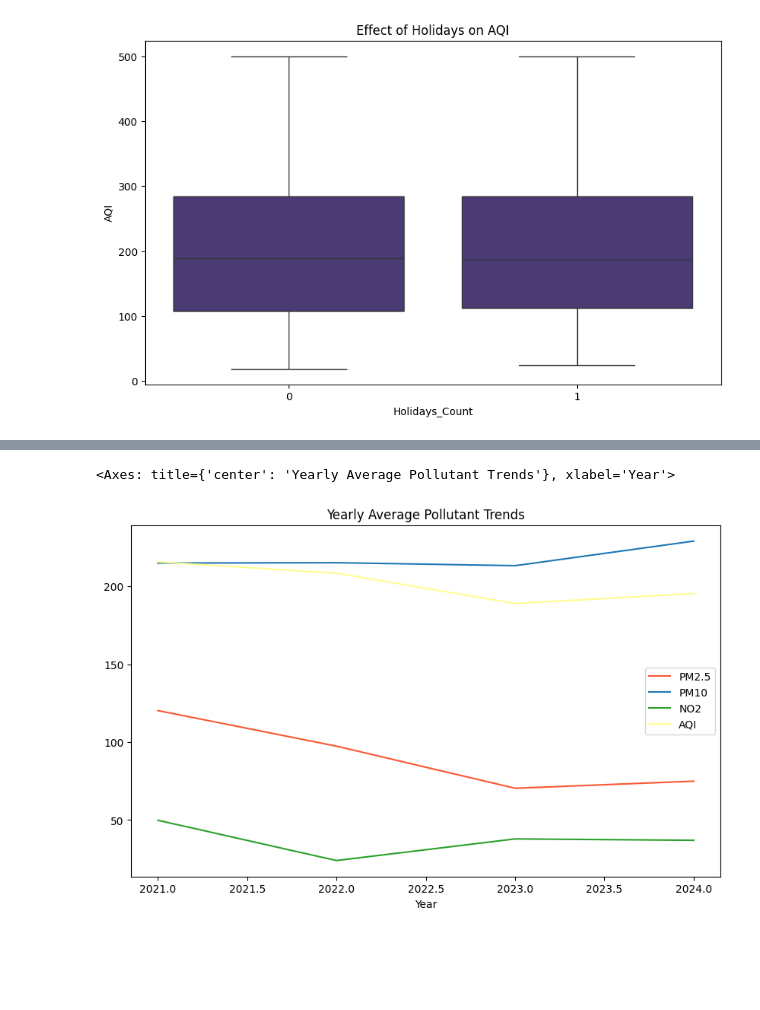
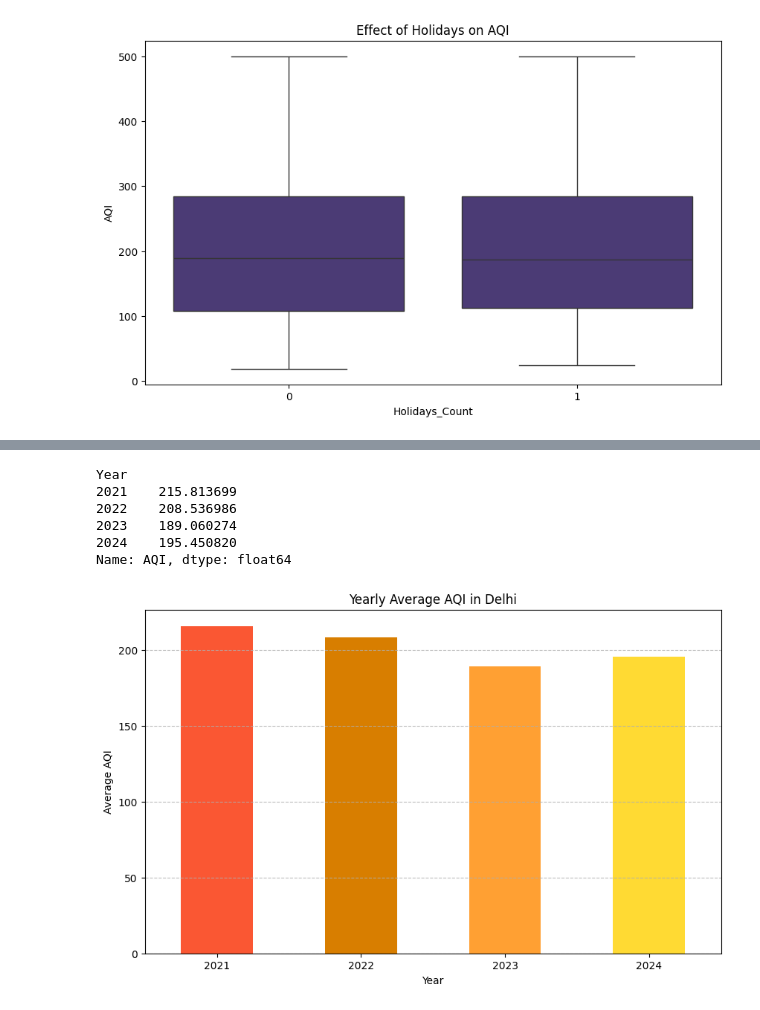
Before and after one commit to portneon/data_mining, a Jupyter notebook: sample.ipynb, the cells around one changed output, grey strips where cells are left out. Cells and saved outputs as stored; diff of their text form; code cells hidden in the pictures; blank space fills up the shorter version.

```diff
--- a/sample.ipynb
+++ b/sample.ipynb
@@ -55,8 +47,0 @@ df
-# %%
-df['Date_full'] = pd.to_datetime(
-    df['Year'].astype(int).astype(str) + '-' +
-    df['Month'].astype(int).astype(str) + '-' +
-    df['Date'].fillna(1).astype(int).astype(str)
-)
-
-# df['Date_full']
@@ -104,6 +117,15 @@ plt.show()
 # %%
 pollutants = ['PM2.5', 'PM10', 'NO2', 'SO2', 'CO', 'Ozone']
-df.set_index('Date_full')[pollutants + ['AQI']].plot(subplots=True, figsize=(12, 10))
-plt.suptitle("Daily Trends of Pollutants and AQI", fontsize=16)
+yearly_pollutants = df.groupby('Year')[pollutants].mean().reset_index()
+
+plt.figure(figsize=(10, 6))
+for col in pollutants:
+    plt.plot(yearly_pollutants['Year'], yearly_pollutants[col], marker='o', label=col)
+
+plt.title("Yearly Trend of Major Pollutants in Delhi", fontsize=14)
+plt.xlabel("Year")
+plt.ylabel("Average Concentration")
+plt.legend()
+plt.grid(True, linestyle="--", alpha=0.6)
 plt.show()
 # %% [output]
@@ -168,12 +187,27 @@ sns.boxplot(x='Month', y='PM2.5', data=df)
+# %%
+yearly_avg = df.groupby('Year')['AQI'].mean()
+yearly_avg
+# %% [output]
+Year
+2021    215.813699
+2022    208.536986
+2023    189.060274
+2024    195.450820
+Name: AQI, dtype: float64
 # %%
-yearly_avg = df.groupby('Year')[['PM2.5', 'PM10', 'NO2','AQI']].mean()
+yearly_avg = df.groupby('Year')['AQI'].mean()
 
 yearly_avg.plot(
-    kind='line',
+    kind='bar',
     figsize=(10, 6),
-    title='Yearly Average Pollutant Trends',
-    color=['#FA5733', '#1f77b4', '#2ca02c','#FFFD8F']
+    color=['#FA5733', "#D87E00", "#FFA033", "#FFDA33"],
+    title='Yearly Average AQI in Delhi'
 )
+
+plt.xlabel('Year')
+plt.ylabel('Average AQI')
+plt.grid(axis='y', linestyle='--', alpha=0.8)
+plt.xticks(rotation=0)
+plt.show()
 # %% [output]
-<Axes: title={'center': 'Yearly Average Pollutant Trends'}, xlabel='Year'>
-[figure, old version]
+[figure, new version]
```
Also changed, not shown: parts of 14 cells of this notebook, 2 other files.
